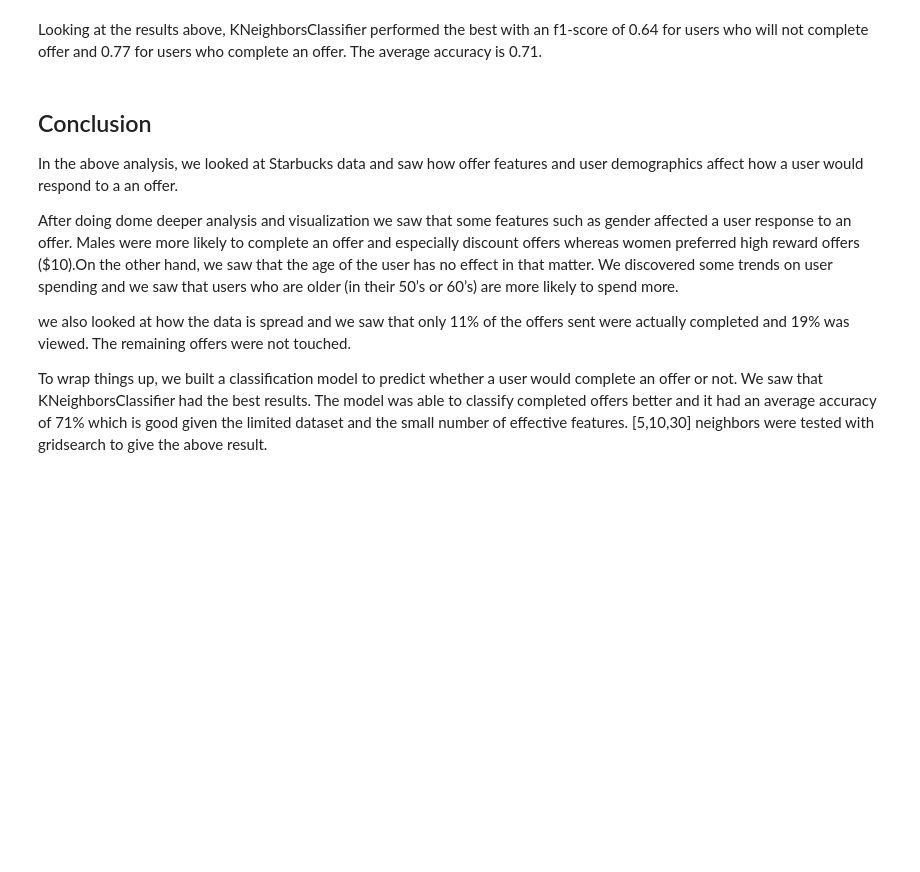
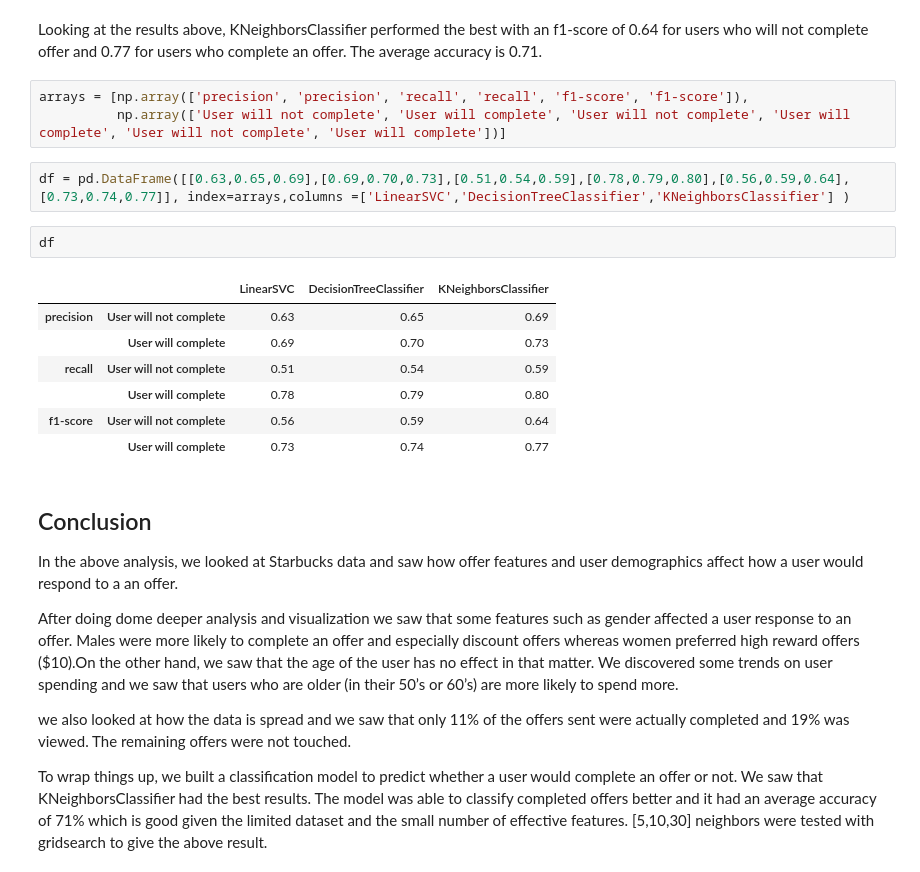
Before and after one commit to ShahedAlMashni/Starbucks-data-analysis, a Jupyter notebook: Starbucks_Capstone_notebook.ipynb, the cells around one changed output. Saved outputs shown, nothing was run; the diff lists cells and outputs as text; blank space fills up the shorter version.

```diff
--- a/Starbucks_Capstone_notebook.ipynb
+++ b/Starbucks_Capstone_notebook.ipynb
@@ -838,5 +873,20 @@ User will not complete       0.68      0.59      0.64      6928
 # %% [markdown]
 Looking at the results above, KNeighborsClassifier performed the best with an f1-score of 0.64 for users who will not complete offer and 0.77 for users who complete an offer. The average accuracy is 0.71.
+# %%
+arrays = [np.array(['precision', 'precision', 'recall', 'recall', 'f1-score', 'f1-score']),
+          np.array(['User will not complete', 'User will complete', 'User will not complete', 'User will complete', 'User will not complete', 'User will complete'])]
+# %%
+df = pd.DataFrame([[0.63,0.65,0.69],[0.69,0.70,0.73],[0.51,0.54,0.59],[0.78,0.79,0.80],[0.56,0.59,0.64],[0.73,0.74,0.77]], index=arrays,columns =['LinearSVC','DecisionTreeClassifier','KNeighborsClassifier'] )
+# %%
+df
+# %% [output]
+|  |  | LinearSVC | DecisionTreeClassifier | KNeighborsClassifier |
+| precision | User will not complete | 0.63 | 0.65 | 0.69 |
+|  | User will complete | 0.69 | 0.70 | 0.73 |
+| recall | User will not complete | 0.51 | 0.54 | 0.59 |
+|  | User will complete | 0.78 | 0.79 | 0.80 |
+| f1-score | User will not complete | 0.56 | 0.59 | 0.64 |
+|  | User will complete | 0.73 | 0.74 | 0.77 |
 # %% [markdown]
 ## Conclusion
 In the above analysis, we looked at Starbucks data and saw how offer features and user demographics affect how a user would respond to a an offer.
```
Also changed, not shown: parts of 5 cells of this notebook.
